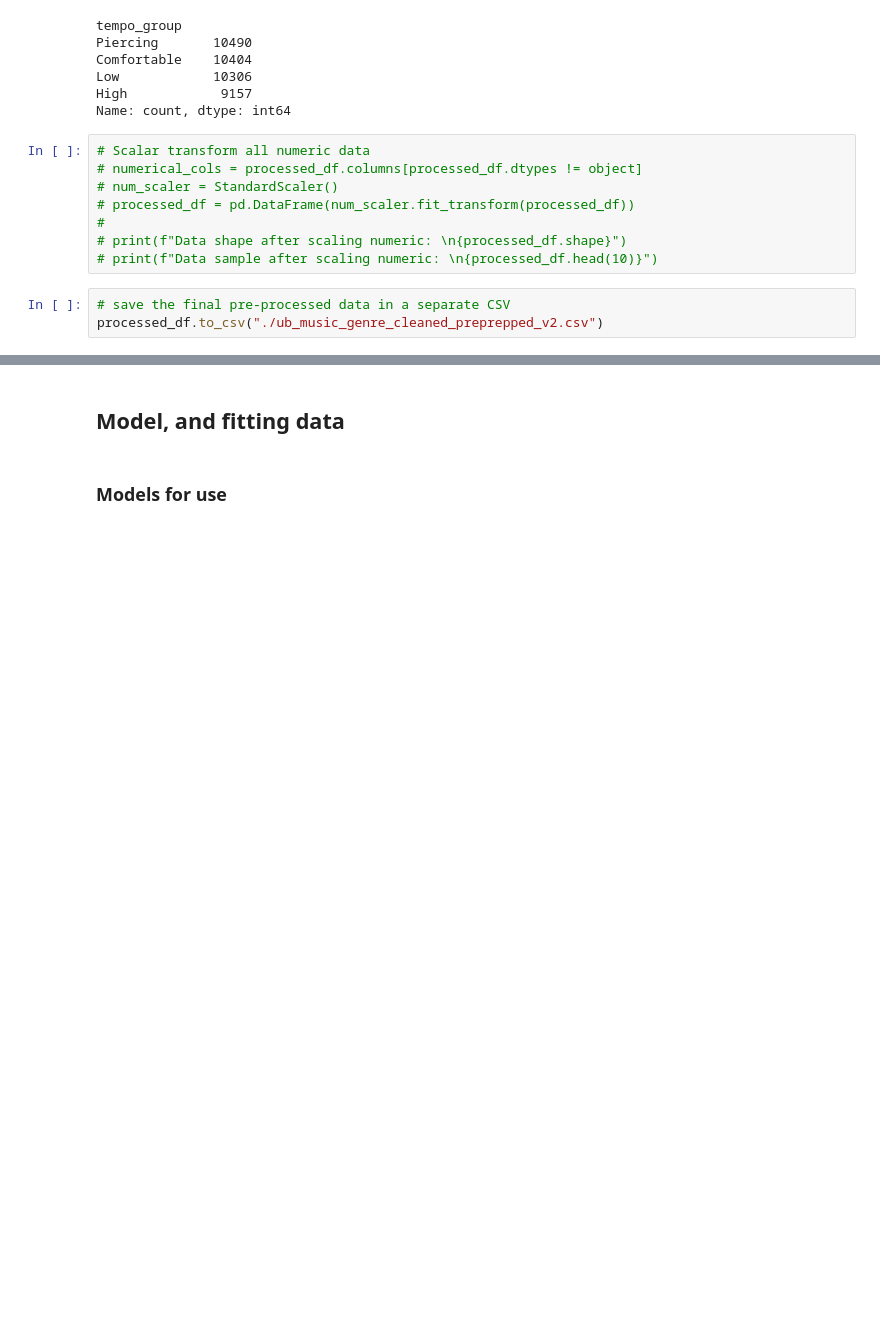
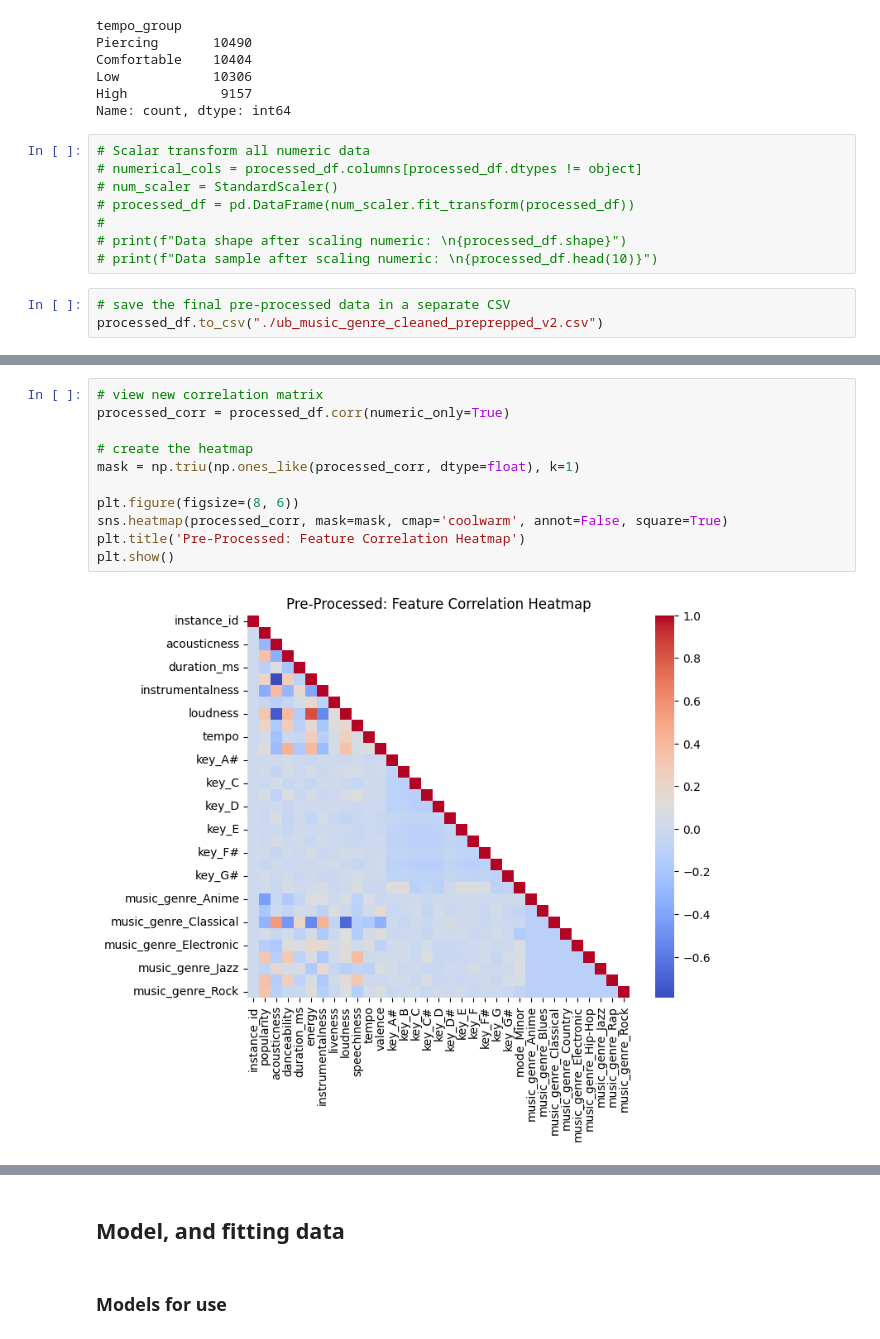
Before and after one commit to ssungan/music_ml, a Jupyter notebook: udita/recommendation_of_music.ipynb, the cells around one changed output, grey strips where cells are left out. Saved outputs shown, nothing was run; the diff lists cells and outputs as text; blank space fills up the shorter version.

Commit message:
ml: visualization for cleaned features

```diff
--- a/udita/recommendation_of_music.ipynb
+++ b/udita/recommendation_of_music.ipynb
@@ -604,0 +620,13 @@ processed_df.to_csv("./ub_music_genre_cleaned_preprepped_v2.csv")
+# %%
+# view new correlation matrix
+processed_corr = processed_df.corr(numeric_only=True)
+
+# create the heatmap
+mask = np.triu(np.ones_like(processed_corr, dtype=float), k=1)
+
+plt.figure(figsize=(8, 6))
+sns.heatmap(processed_corr, mask=mask, cmap='coolwarm', annot=False, square=True)
+plt.title('Pre-Processed: Feature Correlation Heatmap')
+plt.show()
+# %% [output]
+[figure, added]
```
Also changed, not shown: parts of 5 cells of this notebook, 1 other file.
